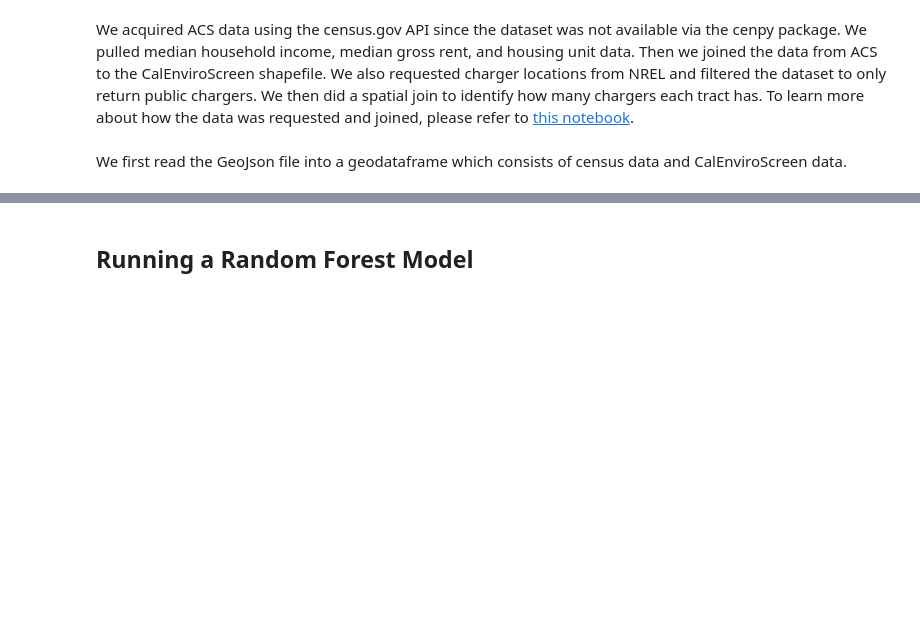
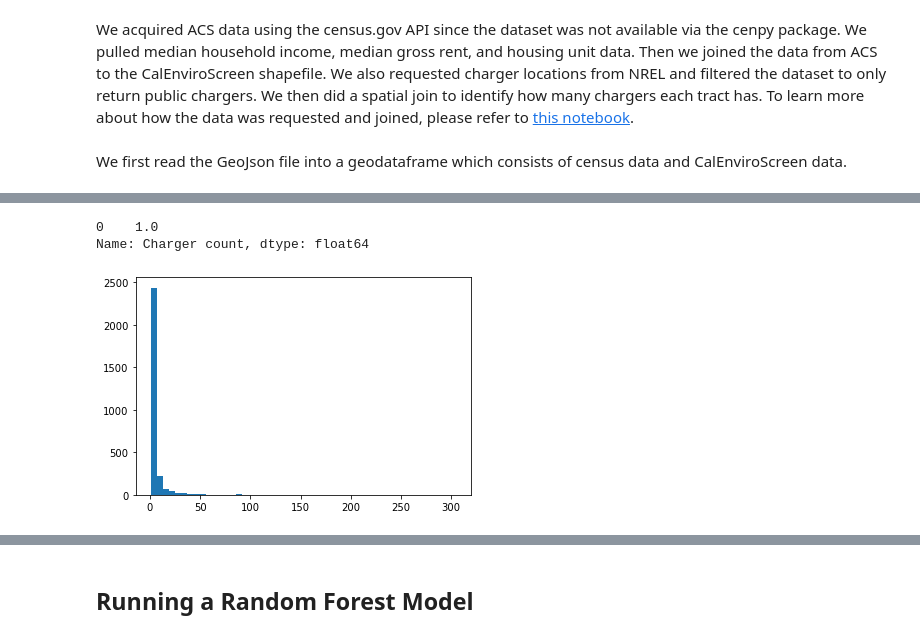
Before and after one commit to opheliasin/ev-charger-sales, a Jupyter notebook: Question 1.ipynb, the cells around one changed output, grey strips where cells are left out. Cells and saved outputs as stored; diff of their text form; code cells hidden in the pictures; blank space fills up the shorter version.

```diff
--- a/Question 1.ipynb
+++ b/Question 1.ipynb
@@ -89,0 +40,12 @@ The R-squared value is extremely low. This probably tells us that income is extr
+# %%
+joinedDf['Charger count'].loc[joinedDf['Charger count'] > 0].mode()
+# %% [output]
+0    1.0
+Name: Charger count, dtype: float64
+# %%
+import matplotlib.pyplot as plt
+
+plt.hist(joinedDf['Charger count'].loc[joinedDf['Charger count'] > 0], bins = 50)
+plt.show()
+# %% [output]
+[figure, added]
```
Also changed, not shown: parts of 43 cells of this notebook, 4 other files.
